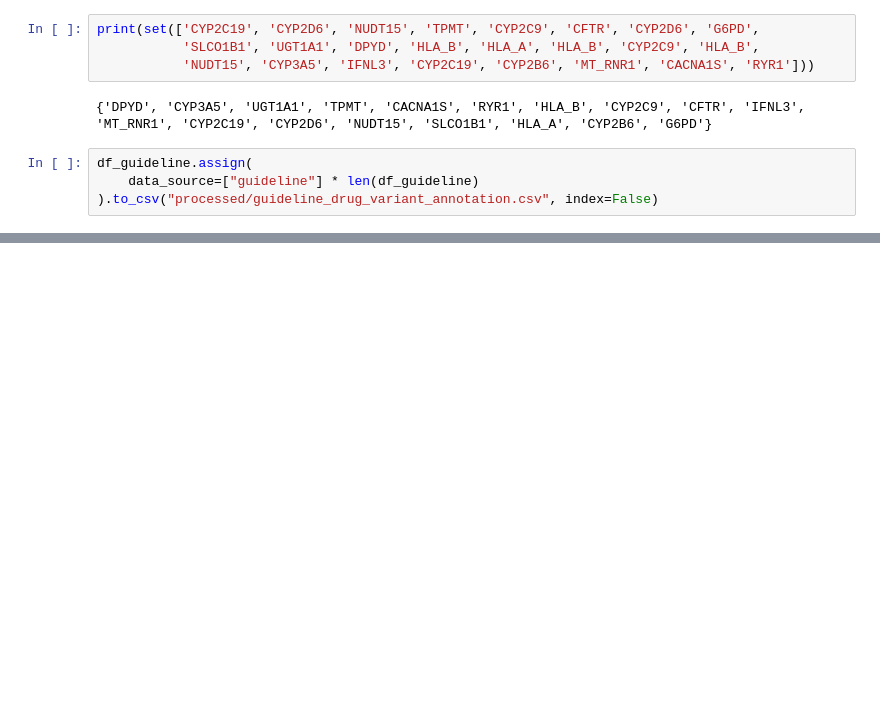
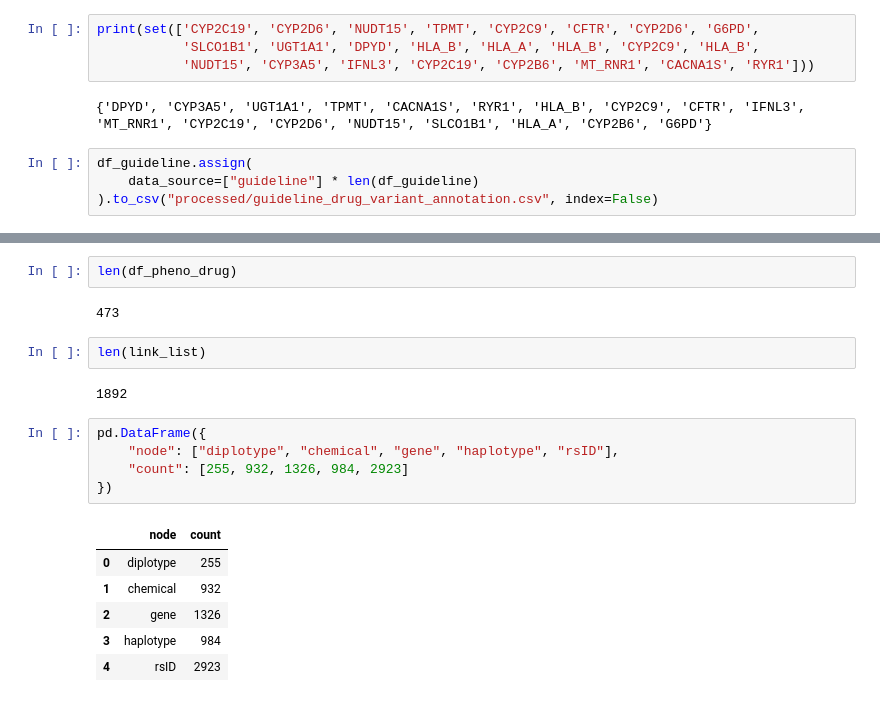
Before and after one commit to johncolezhang/pgkb_graph, a Jupyter notebook: pgkb_guideline_annotation_handling.ipynb, the cells around one changed output, grey strips where cells are left out. Cells and saved outputs as stored; diff of their text form; blank space fills up the shorter version.

```diff
--- a/pgkb_guideline_annotation_handling.ipynb
+++ b/pgkb_guideline_annotation_handling.ipynb
@@ -101,0 +455,20 @@ df_guideline.assign(
+# %%
+len(df_pheno_drug)
+# %% [output]
+473
+# %%
+len(link_list)
+# %% [output]
+1892
+# %%
+pd.DataFrame({
+    "node": ["diplotype", "chemical", "gene", "haplotype", "rsID"],
+    "count": [255, 932, 1326, 984, 2923]
+})
+# %% [output]
+|  | node | count |
+| 0 | diplotype | 255 |
+| 1 | chemical | 932 |
+| 2 | gene | 1326 |
+| 3 | haplotype | 984 |
+| 4 | rsID | 2923 |
```
Also changed, not shown: parts of 14 cells of this notebook, 4 other files.
